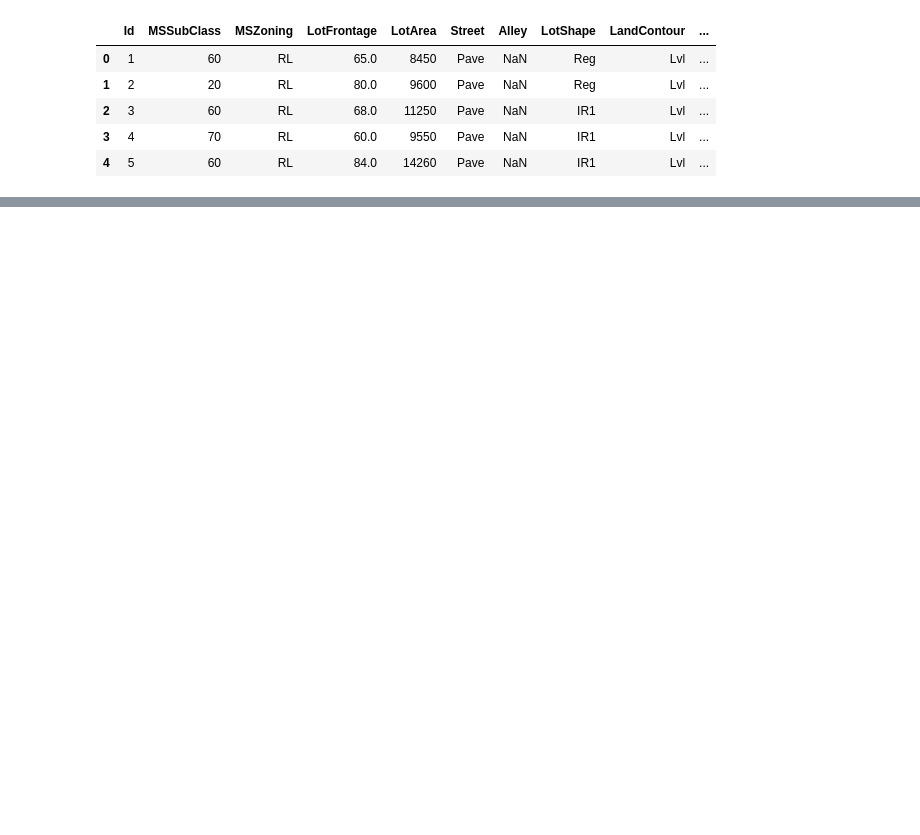
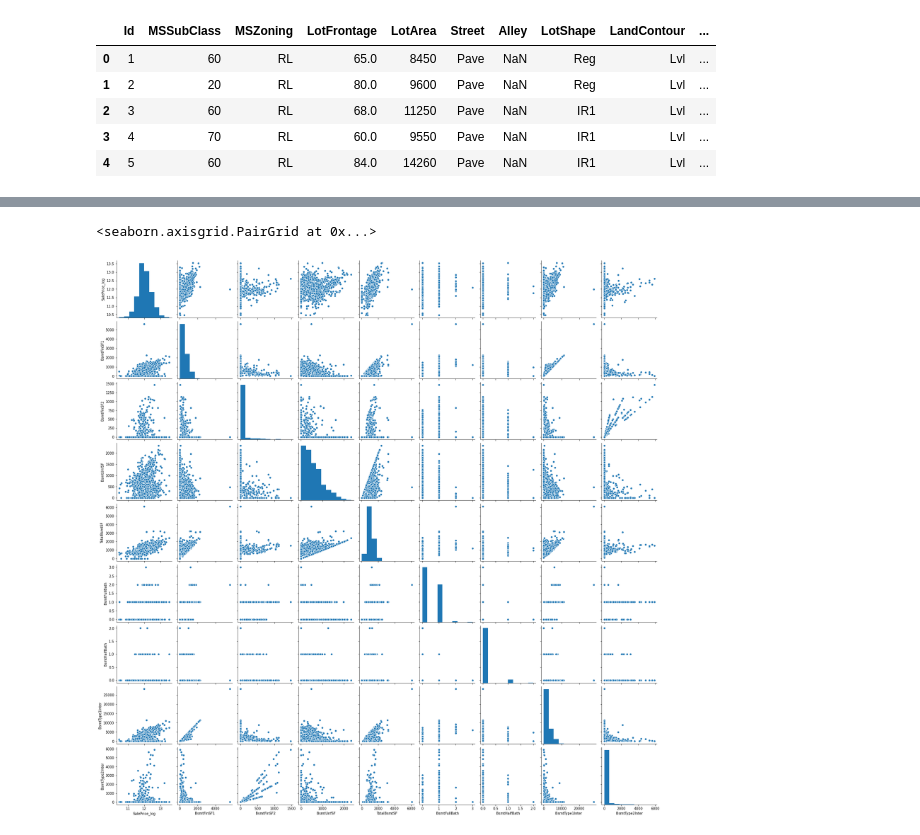
Before and after one commit to sfjep/IBM_Course_CapstonProject, a Jupyter notebook: CapstoneProject - The Battle of Neighborhoods - Week 2.ipynb, the cells around one changed output, grey strips where cells are left out. Saved outputs shown, nothing was run; the diff lists cells and outputs as text; code cells hidden in the pictures; blank space fills up the shorter version.

```diff
--- a/CapstoneProject - The Battle of Neighborhoods - Week 2.ipynb
+++ b/CapstoneProject - The Battle of Neighborhoods - Week 2.ipynb
@@ -78,0 +301,3 @@ nbh = {'Blmngtn': 'Bloomington Heights',
+# %%
+df['BsmtType1Inter'] = df['BsmtFinType1'] * df['BsmtFinSF1']
+df['BsmtType2Inter'] = df['BsmtFinType2'] * df['BsmtFinSF2']
@@ -78,0 +306,5 @@ nbh = {'Blmngtn': 'Bloomington Heights',
+# %%
+temp_df = df[['SalePrice_log','BsmtFinSF1', 'BsmtFinSF2', 'BsmtUnfSF', 'TotalBsmtSF', 'BsmtFullBath', 'BsmtHalfBath','BsmtType1Inter', 'BsmtType2Inter']]
+
+correl = temp_df.corr()
+correl.style.background_gradient(cmap='coolwarm')
@@ -78,0 +322,5 @@ nbh = {'Blmngtn': 'Bloomington Heights',
+# %%
+sns.pairplot(temp_df)
+# %% [output]
+<seaborn.axisgrid.PairGrid at 0x...>
+[figure, added]
```
Also changed, not shown: parts of 38 cells of this notebook, 2 other files.
